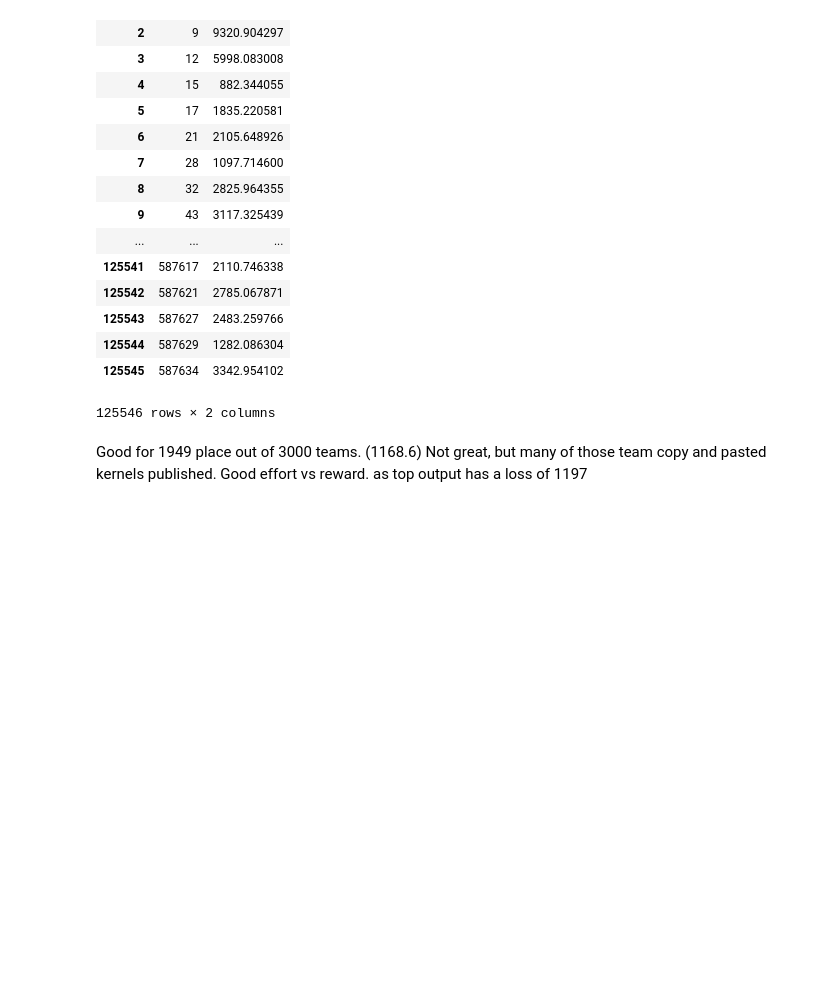
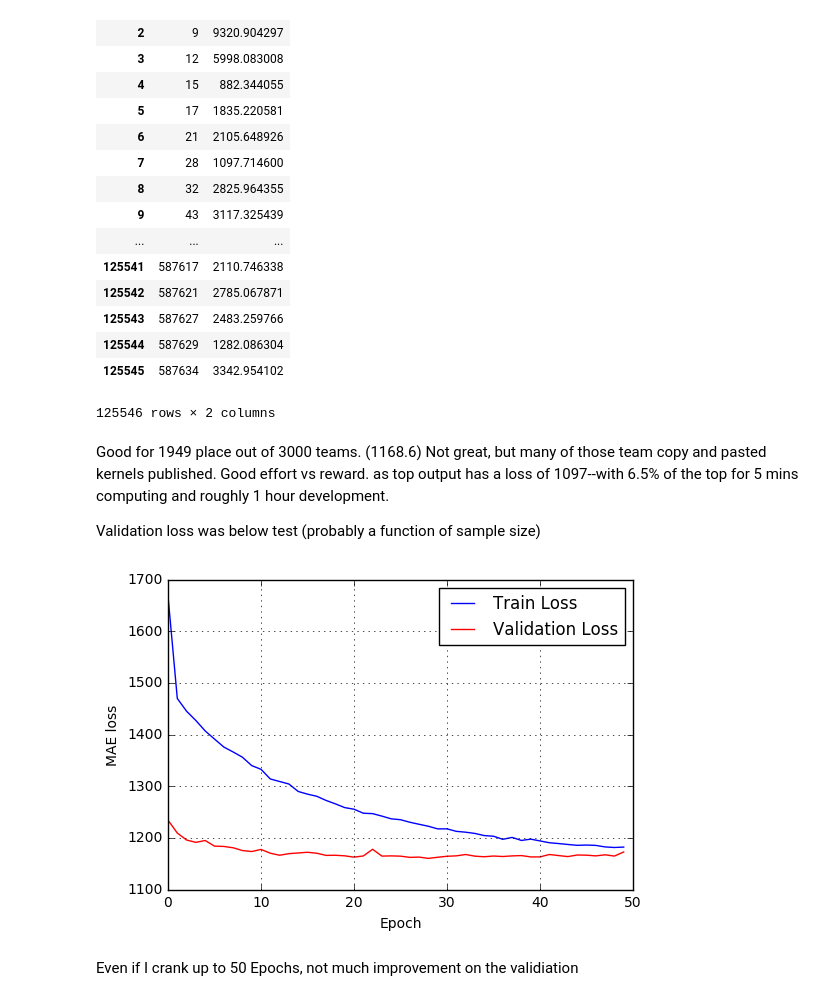
Before and after one commit to rdslater/Allstate, a Jupyter notebook: 1st-pass neural net.ipynb, the cells around one changed output. Cells and saved outputs as stored; diff of their text form; code cells hidden in the pictures; blank space fills up the shorter version.

Commit message:
improved chart, 50 epochs data

```diff
--- a/1st-pass neural net.ipynb
+++ b/1st-pass neural net.ipynb
@@ -142,6 +142,6 @@ model.add(Dropout(0.2))
 model.add(Dense(1, init = 'he_normal'))
 model.compile(loss = 'mae', optimizer = 'adadelta')
 # %%
-outputs=model.fit(x_train, y, batch_size=32, nb_epoch=10, verbose=1, validation_split=0.20)
+outputs=model.fit(x_train, y, batch_size=32, nb_epoch=50, verbose=1, validation_split=0.20)
 # %% [output]
 Train on 150654 samples, validate on 37664 samples
@@ -205,4 +205,21 @@ output
 # %%
 output.to_csv("first_pass.csv",index=False)
 # %% [markdown]
-Good for 1949 place out of 3000 teams. (1168.6)   Not great, but many of those team copy and pasted kernels published.  Good effort vs reward. as top output has a loss of 1197
+Good for 1949 place out of 3000 teams. (1168.6)   Not great, but many of those team copy and pasted kernels published.  Good effort vs reward. as top output has a loss of 1097--with 6.5% of the top for 5 mins computing and roughly 1 hour development.
+
+Validation loss was below test (probably a function of sample size)
+# %%
+import matplotlib
+import matplotlib.pyplot as plt
+x=np.arange(0,50,1)
+plt.plot(x,outputs.history['loss'],'b',label='Train Loss')
+plt.plot(x,outputs.history['val_loss'],'r',label='Validation Loss')
+plt.grid(True)
+plt.legend()
+plt.xlabel('Epoch')
+plt.ylabel('MAE loss')
+plt.show()
+# %% [output]
+[figure, added]
+# %% [markdown]
+Even if I crank up to 50 Epochs, not much improvement on the validiation
```
Also changed, not shown: parts of 2 cells of this notebook.
